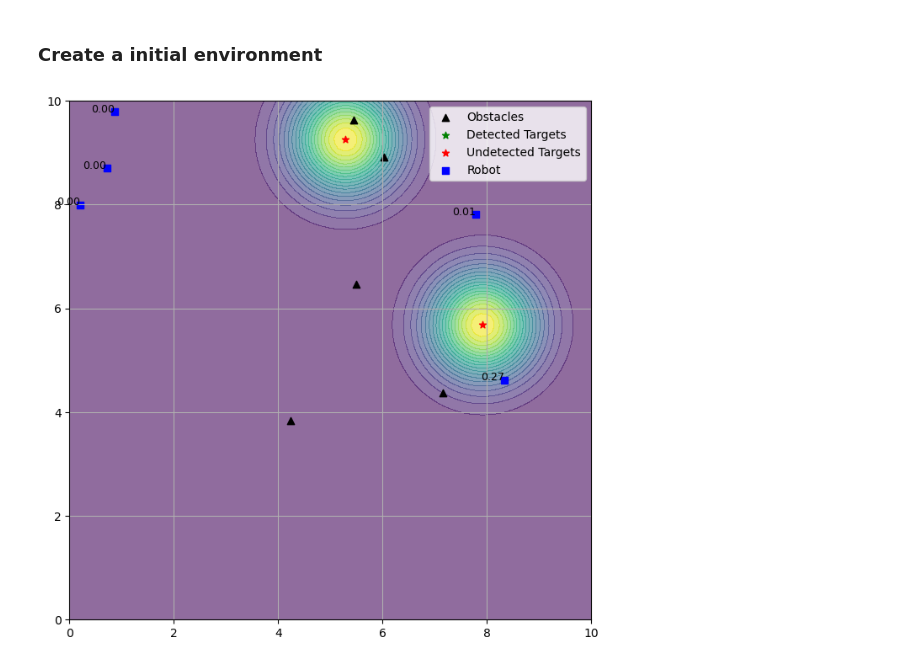
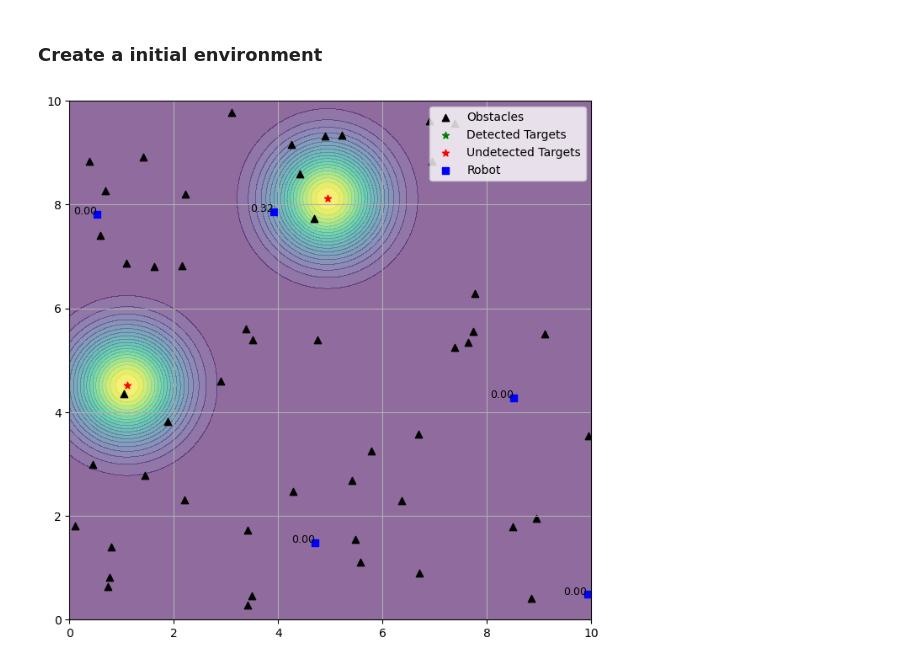
Before and after one commit to LiRongchuan/RBSO, a Jupyter notebook: main.ipynb, the cells around one changed output. Cells and saved outputs as stored; diff of their text form; code cells hidden in the pictures.

```diff
--- a/main.ipynb
+++ b/main.ipynb
@@ -7,8 +7,8 @@
 # %%
 import environment as ENV
 
-env = ENV.Environment(area=(10, 10), num_obstacles=5, num_targets=2, num_robots=5, a=1, r=2, threshold=0.5)
+env = ENV.Environment(area=(10, 10), num_obstacles=50, num_targets=2, num_robots=5, a=1, r=2, threshold=0.5)
 env.measure()
 env.plot()
 # %% [output]
-[figure, old version]
+[figure, new version]
```
Also changed, not shown: 2 other files.
